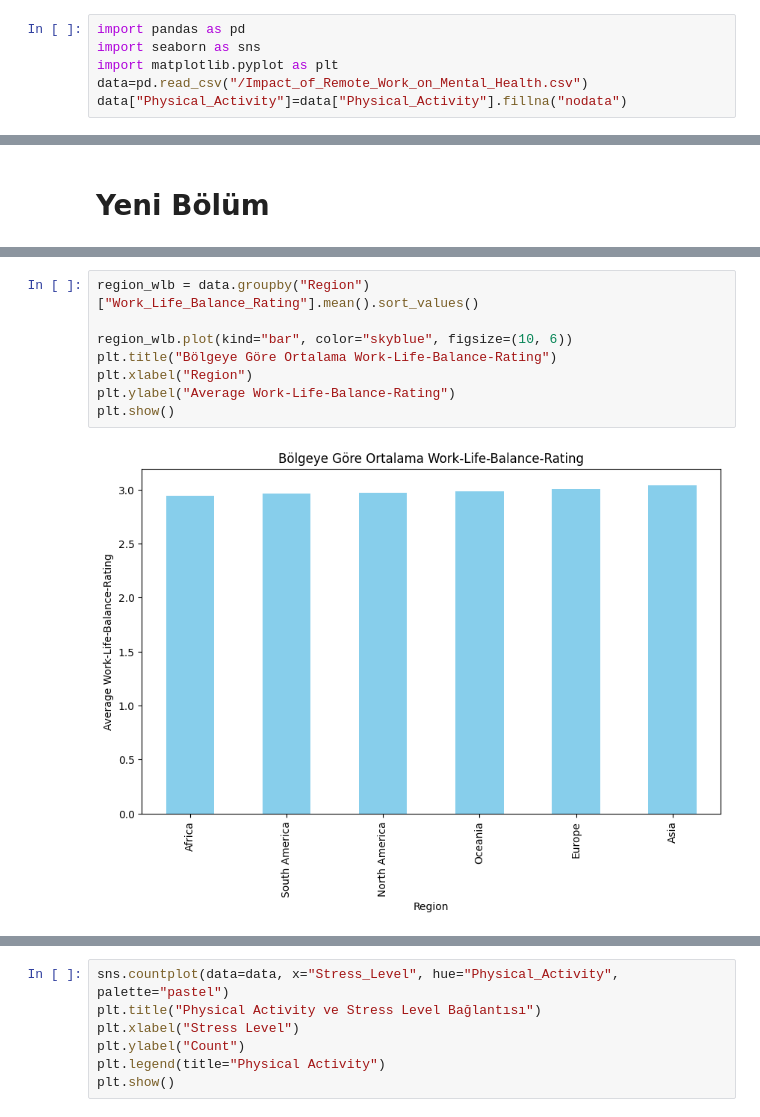
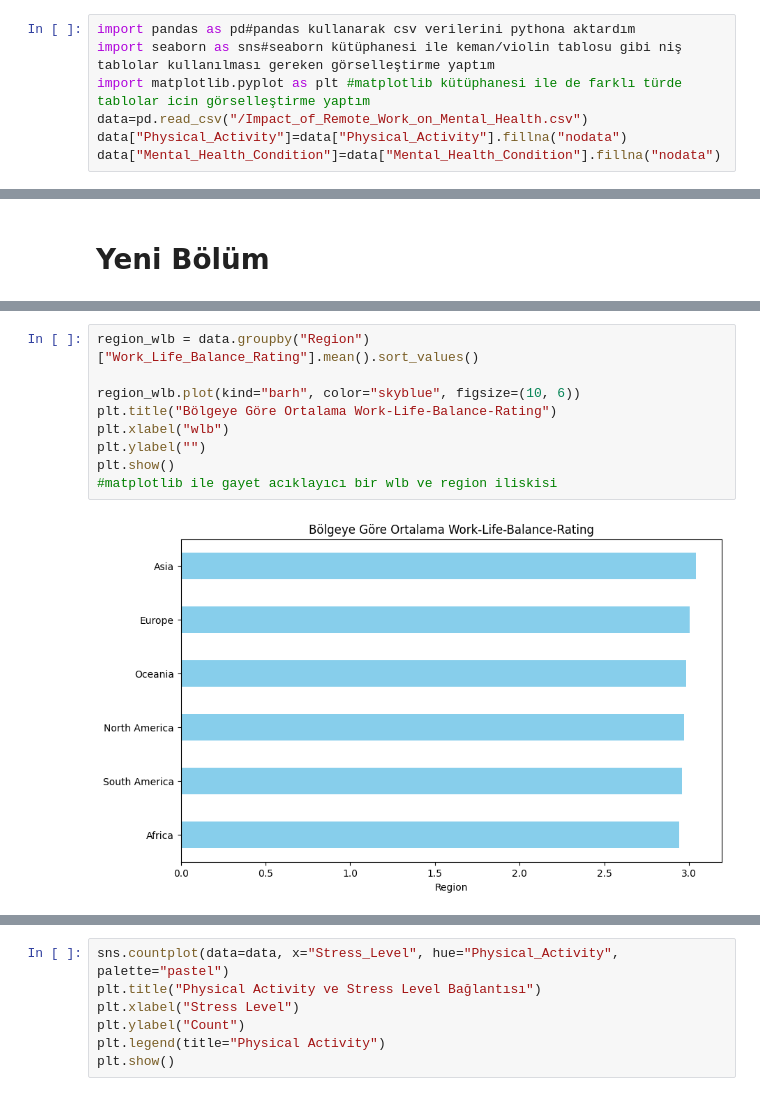
Before and after one commit to ahmetberahasanoglu/BasicDataAnalyse, a Jupyter notebook: Odev.ipynb, the cells around one changed output, grey strips where cells are left out. Drawn from its saved outputs; the diff is of its cells as text.

```diff
--- a/Odev.ipynb
+++ b/Odev.ipynb
@@ -3,6 +26,7 @@
 # %%
-import pandas as pd
-import seaborn as sns
-import matplotlib.pyplot as plt
+import pandas as pd#pandas kullanarak csv verilerini pythona aktardım
+import seaborn as sns#seaborn kütüphanesi ile keman/violin tablosu gibi niş tablolar kullanılması gereken görselleştirme yaptım
+import matplotlib.pyplot as plt #matplotlib kütüphanesi ile de farklı türde tablolar icin görselleştirme yaptım
 data=pd.read_csv("/Impact_of_Remote_Work_on_Mental_Health.csv")
 data["Physical_Activity"]=data["Physical_Activity"].fillna("nodata")
+data["Mental_Health_Condition"]=data["Mental_Health_Condition"].fillna("nodata")
@@ -20,13 +47,14 @@ plt.show()
 # %%
 region_wlb = data.groupby("Region")["Work_Life_Balance_Rating"].mean().sort_values()
 
-region_wlb.plot(kind="bar", color="skyblue", figsize=(10, 6))
+region_wlb.plot(kind="barh", color="skyblue", figsize=(10, 6))
 plt.title("Bölgeye Göre Ortalama Work-Life-Balance-Rating")
-plt.xlabel("Region")
-plt.ylabel("Average Work-Life-Balance-Rating")
+plt.xlabel("wlb")
+plt.ylabel("")
 plt.show()
+#matplotlib ile gayet acıklayıcı bir wlb ve region iliskisi
 # %% [output]
-[figure, old version]
+[figure, new version]
 # %%
 job_meetings = data.groupby("Job_Role")["Number_of_Virtual_Meetings"].mean().sort_values()
 
```
Also changed, not shown: parts of 43 cells of this notebook.
